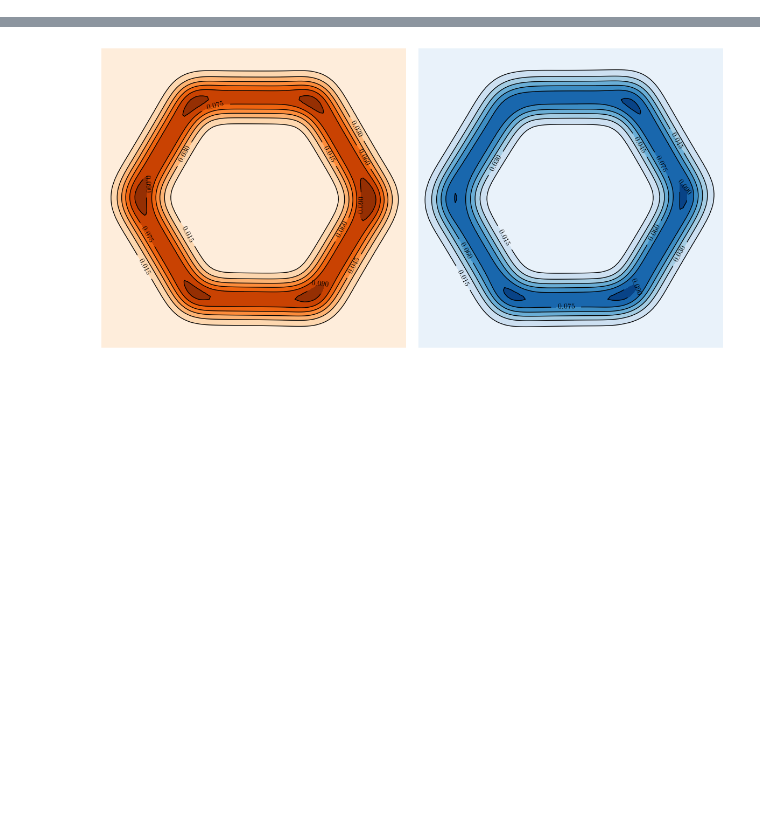
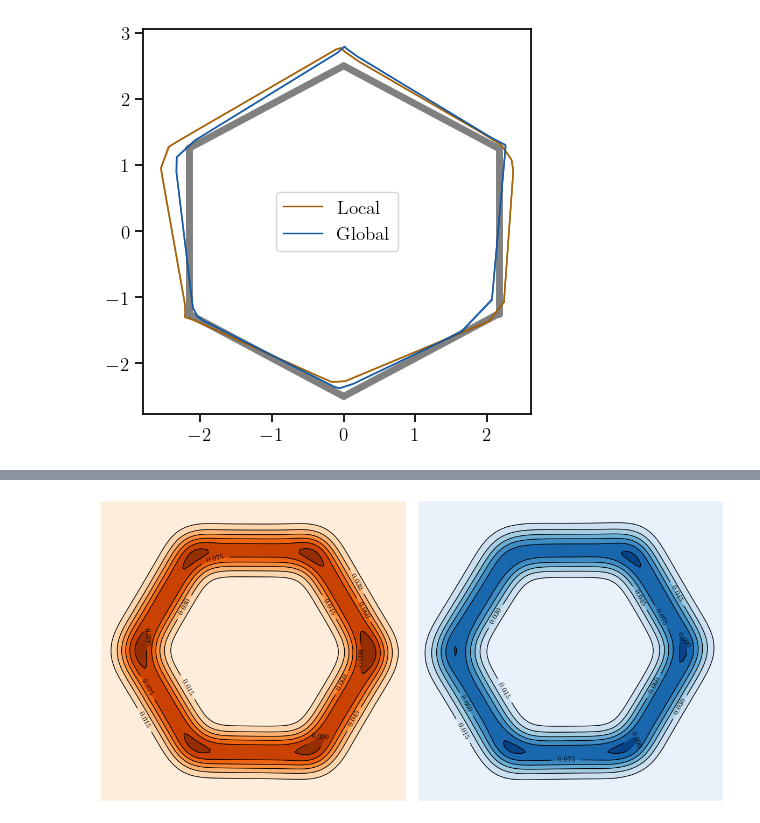
Before and after one commit to Asagodi/topological_diversity, a Jupyter notebook: Stability/homeostasis/plasticity.ipynb, the cells around one changed output, grey strips where cells are left out. Drawn from its saved outputs; the diff is of its cells as text; code cells hidden in the pictures; blank space fills up the shorter version.

```diff
--- a/Stability/homeostasis/plasticity.ipynb
+++ b/Stability/homeostasis/plasticity.ipynb
@@ -202,0 +398,13 @@ KeyboardInterrupt:
+# %%
+after_t = 50
+before_t = after_t+5
+
+fig, ax = plt.subplots(figsize=(5, 5))
+plt.plot(after_local_sols_proj2[:,after_t:before_t,0], after_local_sols_proj2[:,after_t:before_t,1], '-', color=noplast_av_color, alpha=.5);
+plt.plot(after_global_sols_proj2[:,after_t:before_t,0], after_global_sols_proj2[:,after_t:before_t,1], '-', color=plast_av_color, alpha=.5);
+
+plt.legend(handles=[line1, line2])
+
+plot_original_ra(ax, corners_proj2)
+# %% [output]
+[figure, added]
```
Also changed, not shown: parts of 24 cells of this notebook.
